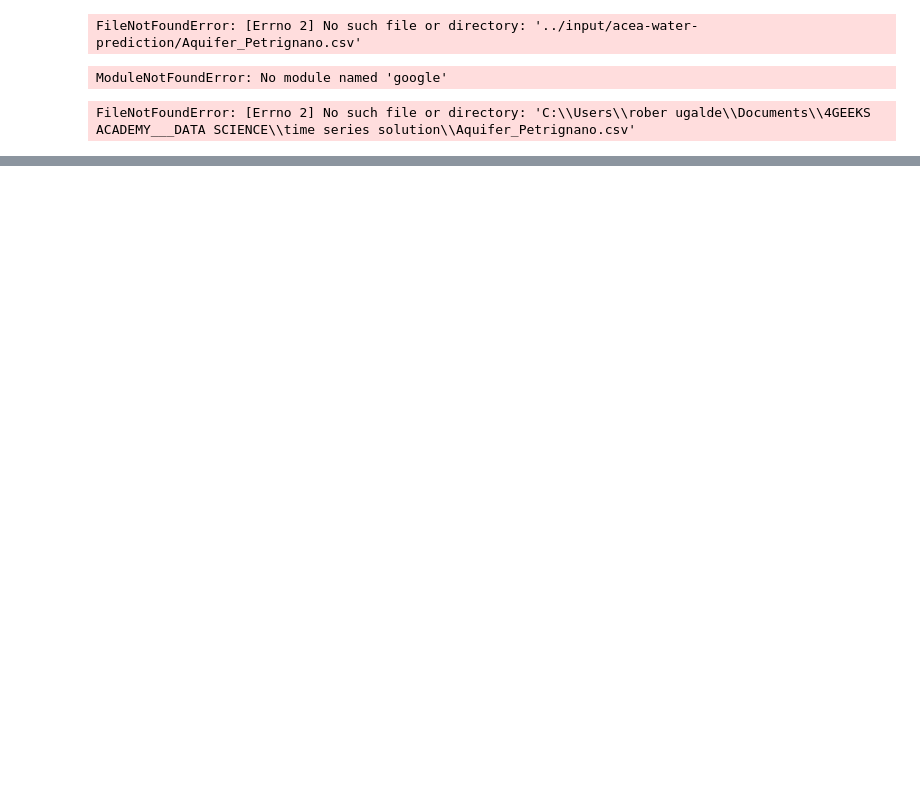
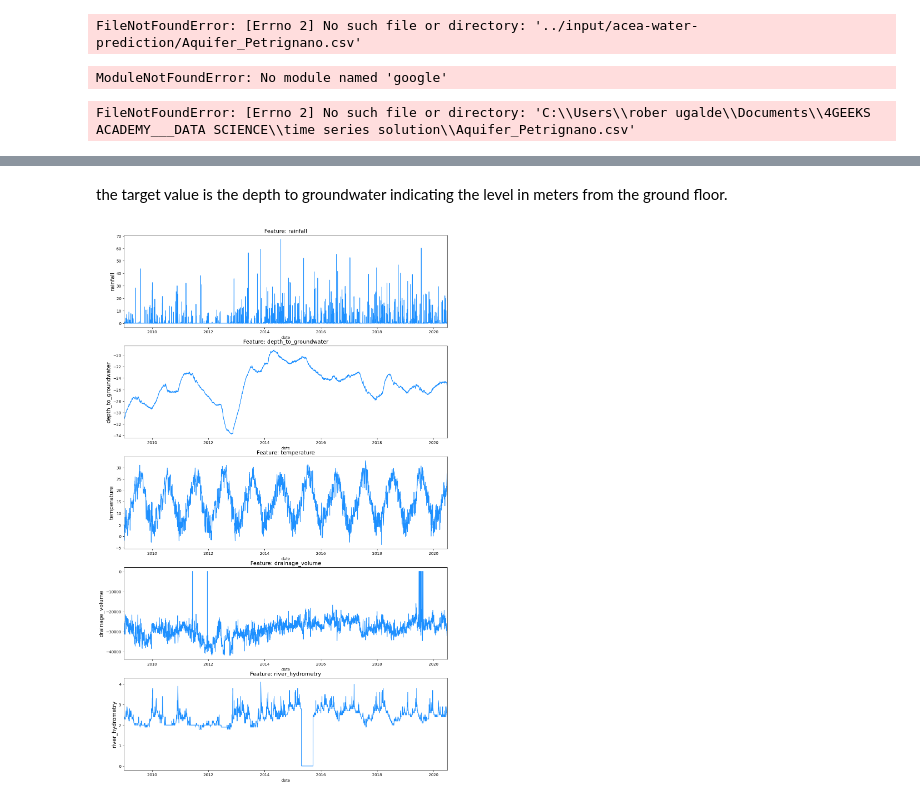
Before and after one commit to rober12345/time-series-project-tutorial, a Jupyter notebook: solutionRobUgalde.ipynb, the cells around one changed output, grey strips where cells are left out. Saved outputs shown, nothing was run; the diff lists cells and outputs as text; code cells hidden in the pictures; blank space fills up the shorter version.

```diff
--- a/solutionRobUgalde.ipynb
+++ b/solutionRobUgalde.ipynb
@@ -47,0 +121,6 @@ FileNotFoundError: [Errno 2] No such file or directory: 'C:\\Users\\rober ugalde
+# %%
+import pandas as pd
+
+# Read CSV from current workspace directory
+df = pd.read_csv("Aquifer_Petrignano.csv")
+print(df.head())
@@ -47,0 +148,12 @@ FileNotFoundError: [Errno 2] No such file or directory: 'C:\\Users\\rober ugalde
+# %%
+# Remove old rows
+df = df[df.Rainfall_Bastia_Umbra.notna()].reset_index(drop=True)
+# Remove not useful columns
+df = df.drop(['Depth_to_Groundwater_P24', 'Temperature_Petrignano'], axis=1)
+# %%
+# Simplify column names
+df.columns = ['date', 'rainfall', 'depth_to_groundwater', 'temperature', 'drainage_volume', 'river_hydrometry']
+
+targets = ['depth_to_groundwater']
+features = [feature for feature in df.columns if feature not in targets]
+df.head()
@@ -47,0 +169,5 @@ FileNotFoundError: [Errno 2] No such file or directory: 'C:\\Users\\rober ugalde
+# %%
+from datetime import datetime, date
+
+df['date'] = pd.to_datetime(df['date'], format = '%d/%m/%Y')
+df.head().style.set_properties(subset=['date'], **{'background-color': 'green'})
@@ -47,0 +181,21 @@ FileNotFoundError: [Errno 2] No such file or directory: 'C:\\Users\\rober ugalde
+# %% [markdown]
+the target value is the depth to groundwater indicating the level in meters from the ground floor.
+# %%
+import matplotlib.pyplot as plt
+import seaborn as sns
+from datetime import date
+
+
+
+
+# To complete the data, as naive method, we will use .ffill()
+f, ax = plt.subplots(nrows=5, ncols=1, figsize=(15, 25))
+
+for i, column in enumerate(df.drop('date', axis=1).columns):
+    sns.lineplot(x=df['date'], y=df[column].fillna(method='ffill'), ax=ax[i], color='dodgerblue')
+    ax[i].set_title('Feature: {}'.format(column), fontsize=14)
+    ax[i].set_ylabel(ylabel=column, fontsize=14)
+
+    ax[i].set_xlim([date(2009, 1, 1), date(2020, 6, 30)])
+# %% [output]
+[figure, added]
```
Also changed, not shown: parts of 24 cells of this notebook, 1 other file.
